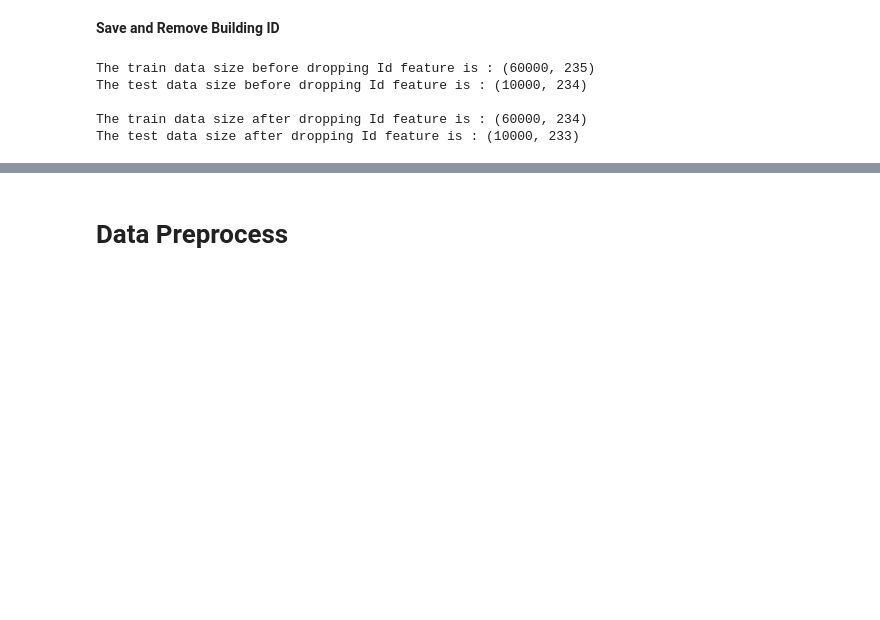
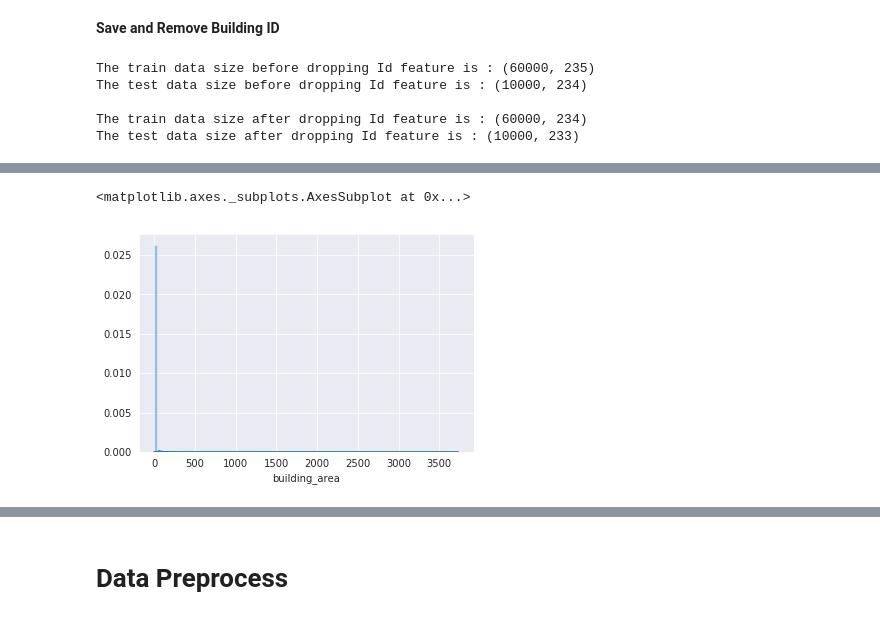
Before and after one commit to chonglun/4th-aia, a Jupyter notebook: tbrain/玉山台灣不動產AI神預測/tbrain-ai-building-total-price.ipynb, the cells around one changed output, grey strips where cells are left out. Drawn from its saved outputs; the diff is of its cells as text; code cells hidden in the pictures; blank space fills up the shorter version.

```diff
--- a/tbrain/玉山台灣不動產AI神預測/tbrain-ai-building-total-price.ipynb
+++ b/tbrain/玉山台灣不動產AI神預測/tbrain-ai-building-total-price.ipynb
@@ -83 +104,7 @@ The test data size after dropping Id feature is : (10000, 233)
+# %%
+# Important feature ('building_area', 943)
+sns.distplot(train['building_area'],hist=True,bins=100)
+# %% [output]
+<matplotlib.axes._subplots.AxesSubplot at 0x...>
+[figure, added]
 # %%
```
Also changed, not shown: parts of 36 cells of this notebook.
